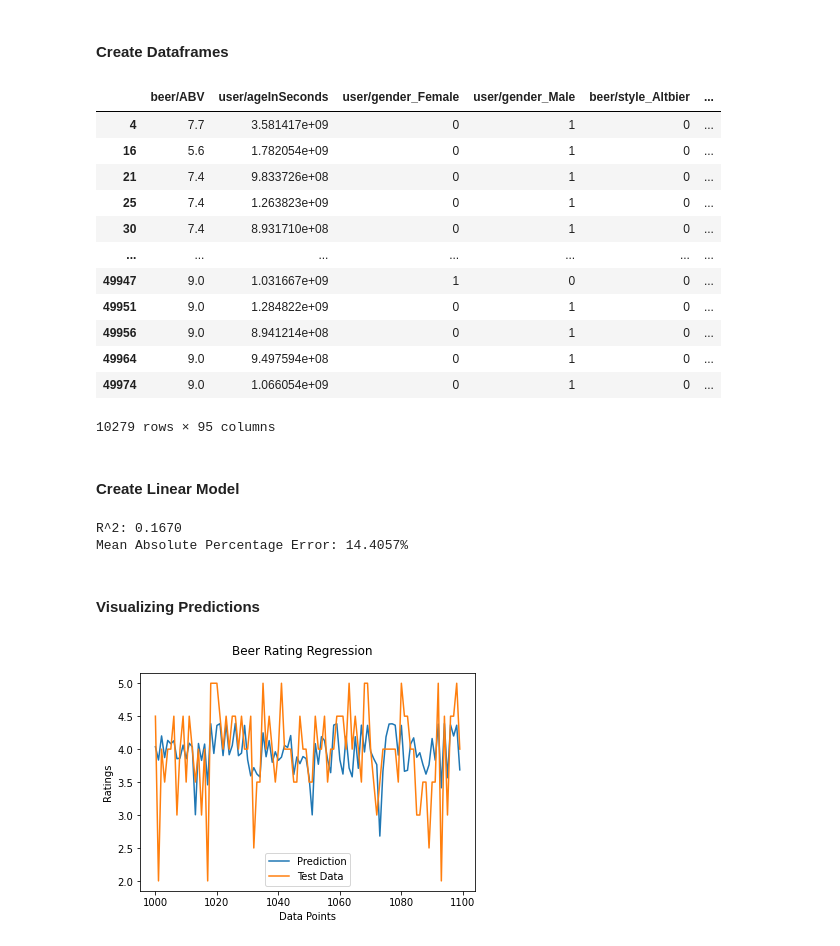
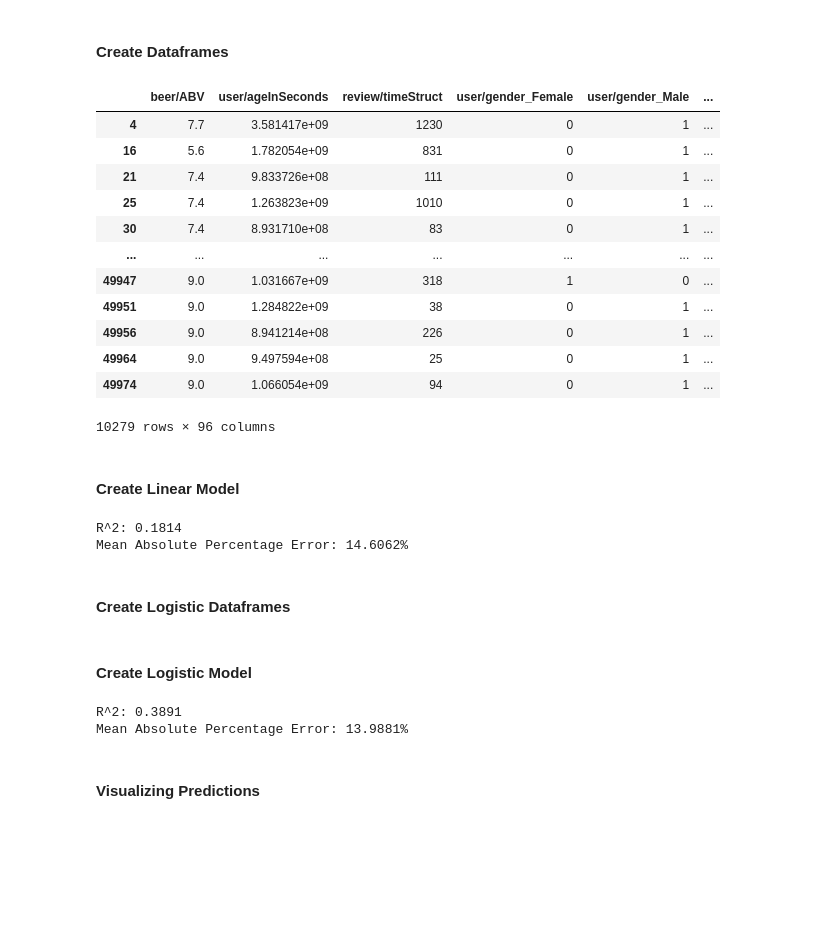
Before and after one commit to davisgriffin/Machine_Learning, a Jupyter notebook: Homework/davis_haney_homework3.ipynb, the cells around one changed output. Cells and saved outputs as stored; diff of their text form; code cells hidden in the pictures; blank space fills up the shorter version.

Commit message:
added Logistic Regression and plots

```diff
--- a/Homework/davis_haney_homework3.ipynb
+++ b/Homework/davis_haney_homework3.ipynb
@@ -15,11 +16,11 @@ from sklearn.metrics import mean_absolute_percentage_error as MAPE
 fr = None
 try:
     fr = open('../Datasets/beer_ratings.json', 'r')
-except:
+except FileNotFoundError:
     try:
         fr = urlopen(
             'https://raw.githubusercontent.com/davisgriffin/Machine_Learning/main/Datasets/beer_ratings.json')
-    except:
+    except HTTPError:
         raise Exception('Cannot read data')
 beer_ratings = pd.read_json(fr, orient='records')
 fr.close()
@@ -27,35 +28,42 @@ fr.close()
 #### Create Dataframes
 # %%
 X = beer_ratings[['beer/ABV', 'user/ageInSeconds',
-                  'user/gender', 'beer/style', 'review/overall']]
+                  'user/gender', 'review/timeStruct', 'beer/style', 'review/overall']].copy()
+
+# Convert timeStuct of form {'mday': 22, 'mon': 11} to 1122
+X['review/timeStruct'] = [int("{}{}".format(*(timeStruct['mon'], timeStruct['mday'])))
+    for timeStruct in X['review/timeStruct']]
+
 X = X.dropna()
 y = X['review/overall']
 X.drop(columns='review/overall', inplace=True)
 X = pd.get_dummies(X)
 X_train, X_test, y_train, y_test = train_test_split(X, y, test_size=0.2, shuffle=True)
 X
 # %% [output]
-|  | beer/ABV | user/ageInSeconds | user/gender_Female | user/gender_Male | beer/style_Altbier | ... |
-| 4 | 7.7 | 3.581417e+09 | 0 | 1 | 0 | ... |
-| 16 | 5.6 | 1.782054e+09 | 0 | 1 | 0 | ... |
-| 21 | 7.4 | 9.833726e+08 | 0 | 1 | 0 | ... |
-| 25 | 7.4 | 1.263823e+09 | 0 | 1 | 0 | ... |
-| 30 | 7.4 | 8.931710e+08 | 0 | 1 | 0 | ... |
+|  | beer/ABV | user/ageInSeconds | review/timeStruct | user/gender_Female | user/gender_Male | ... |
+| 4 | 7.7 | 3.581417e+09 | 1230 | 0 | 1 | ... |
+| 16 | 5.6 | 1.782054e+09 | 831 | 0 | 1 | ... |
+| 21 | 7.4 | 9.833726e+08 | 111 | 0 | 1 | ... |
+| 25 | 7.4 | 1.263823e+09 | 1010 | 0 | 1 | ... |
+| 30 | 7.4 | 8.931710e+08 | 83 | 0 | 1 | ... |
 | ... | ... | ... | ... | ... | ... | ... |
-| 49947 | 9.0 | 1.031667e+09 | 1 | 0 | 0 | ... |
-| 49951 | 9.0 | 1.284822e+09 | 0 | 1 | 0 | ... |
-| 49956 | 9.0 | 8.941214e+08 | 0 | 1 | 0 | ... |
-| 49964 | 9.0 | 9.497594e+08 | 0 | 1 | 0 | ... |
-| 49974 | 9.0 | 1.066054e+09 | 0 | 1 | 0 | ... |
+| 49947 | 9.0 | 1.031667e+09 | 318 | 1 | 0 | ... |
+| 49951 | 9.0 | 1.284822e+09 | 38 | 0 | 1 | ... |
+| 49956 | 9.0 | 8.941214e+08 | 226 | 0 | 1 | ... |
+| 49964 | 9.0 | 9.497594e+08 | 25 | 0 | 1 | ... |
+| 49974 | 9.0 | 1.066054e+09 | 94 | 0 | 1 | ... |
-10279 rows × 95 columns
+10279 rows × 96 columns
 # %% [markdown]
 #### Create Linear Model
 # %%
-model = LinearRegression().fit(X_train, y_train)
-prediction = model.predict(X_test)
-score = model.score(X_test, y_test)
+lin = LinearRegression().fit(X_train, y_train)
+lin_prediction = lin.predict(X_test)
+score = lin.score(X_test, y_test)
 print('''R^2: {:.4f}
-Mean Absolute Percentage Error: {:.4f}%'''.format(score, MAPE(y_test, prediction)*100))
+Mean Absolute Percentage Error: {:.4f}%'''.format(score, MAPE(y_test, lin_prediction)*100))
 # %% [output]
-R^2: 0.1670
-Mean Absolute Percentage Error: 14.4057%
+R^2: 0.1814
+Mean Absolute Percentage Error: 14.6062%
+# %% [markdown]
+#### Create Logistic Dataframes
@@ -62,15 +84,18 @@ Mean Absolute Percentage Error: 14.4057%
+# %% [markdown]
+#### Create Logistic Model
+# %%
+log = LogisticRegression(tol=5e-1, max_iter=100).fit(X_train, y_train)
+log_prediction = log.predict(X_test)
+score = log.score(X_test, y_test)
+
+# transform multiclass labels back to 5-star rating
+log_prediction = le.inverse_transform(log_prediction)
+y_test = le.inverse_transform(y_test)
+
+print('''R^2: {:.4f}
+Mean Absolute Percentage Error: {:.4f}%'''.format(score, MAPE(y_test, log_prediction)*100))
+# %% [output]
+R^2: 0.3891
+Mean Absolute Percentage Error: 13.9881%
 # %% [markdown]
 #### Visualizing Predictions
-# %%
-plt.close('all')
-x = np.arange(0, len(prediction))
-fig, ax = plt.subplots()
-ax.plot(x[1000:1100], prediction[1000:1100], label='Prediction')
-ax.plot(x[1000:1100], y_test[1000:1100], label='Test Data')
-ax.set_xlabel('Data Points')
-ax.set_ylabel('Ratings')
-fig.suptitle('Beer Rating Regression')
-ax.legend()
-plt.show()
-# %% [output]
-[figure, removed]
```
Also changed, not shown: parts of 3 cells of this notebook.
